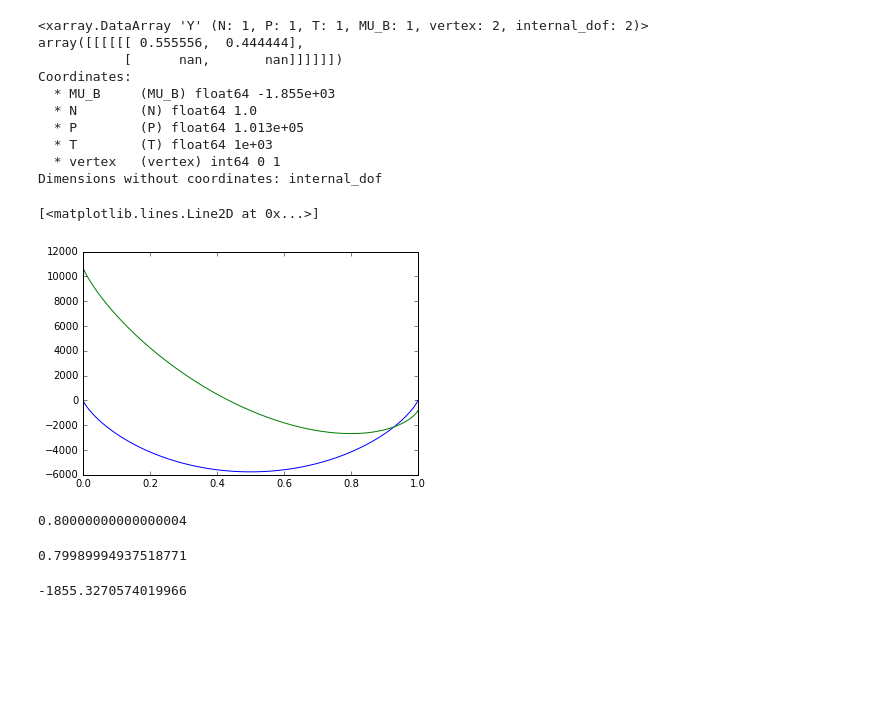
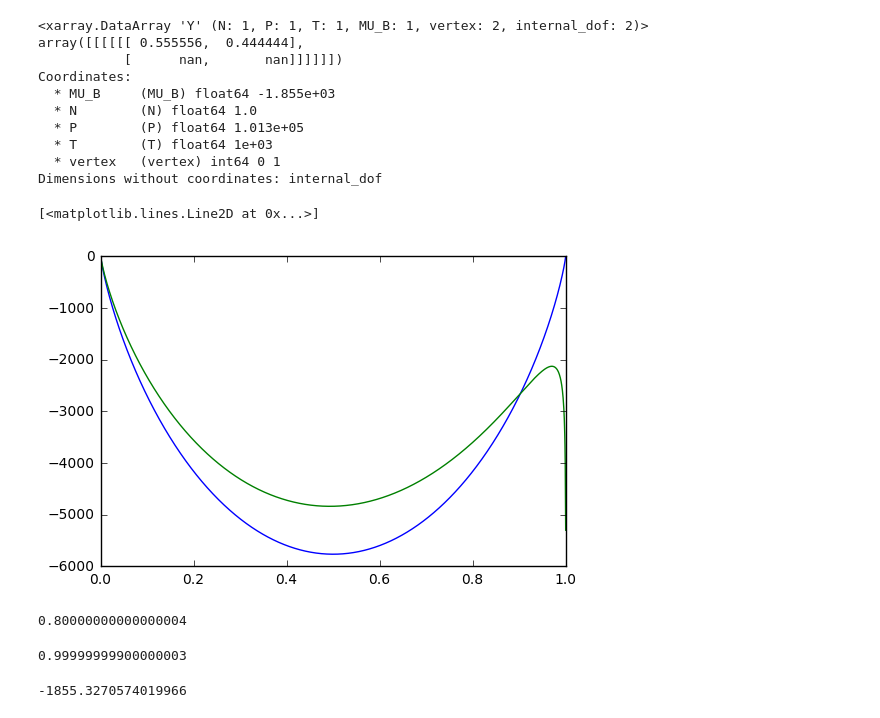
Before and after one commit to richardotis/pycalphad-sandbox, a Jupyter notebook: AdvancedConditions.ipynb, the cells around one changed output. Cells and saved outputs as stored; diff of their text form; code cells hidden in the pictures; blank space fills up the shorter version.

```diff
--- a/AdvancedConditions.ipynb
+++ b/AdvancedConditions.ipynb
@@ -82,20 +82,20 @@ Dimensions without coordinates: internal_dof
 # %%
 %matplotlib inline
 import matplotlib.pyplot as plt
 import numpy as np
 
 x = np.linspace(1e-9,1-1e-9,2000)
 gm = 8314.5*(np.log(x)*x + (1-x)*np.log(1-x))
 ac = 0.8
 mu = 8314.5*np.log(ac)
 
-trans_func = gm - mu*(x) - 8314.5*np.log(0.2) * ((1-x)-0.2)
+trans_func = gm - (mu + 200*np.gradient(gm))*x
 
 plt.plot(x,gm, label='GM')
 plt.plot(x, trans_func, label='L')
 # %% [output]
 [<matplotlib.lines.Line2D at 0x...>]
-[figure, old version]
+[figure, new version]
 # %%
 np.exp(-1855.3270574019966/8314.5)
 # %% [output]
@@ -103,7 +103,7 @@ np.exp(-1855.3270574019966/8314.5)
 # %%
 x[np.argmin(trans_func)]
 # %% [output]
-0.79989994937518771
+0.99999999900000003
 # %%
 8314.5*np.log(0.8)
 # %% [output]
```
Also changed, not shown: parts of 7 cells of this notebook, 4 other files.
